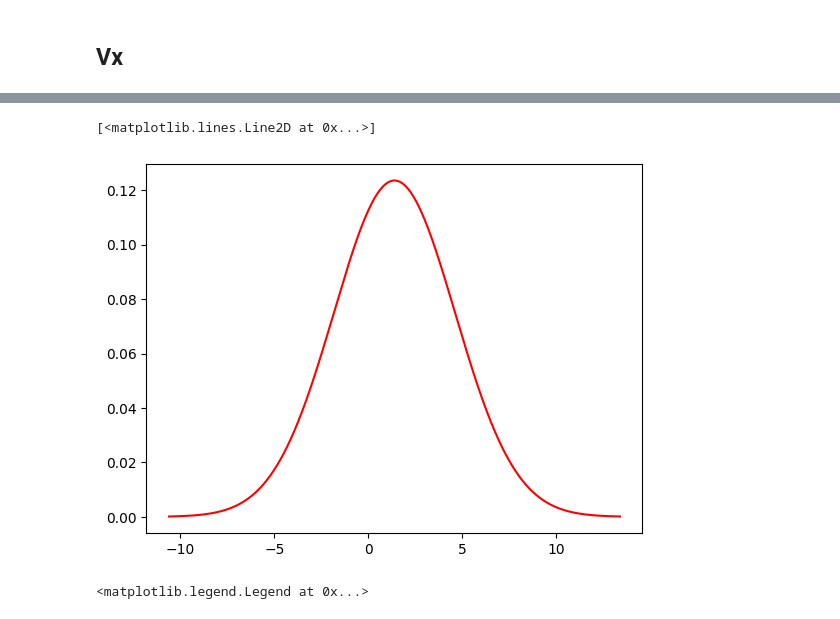
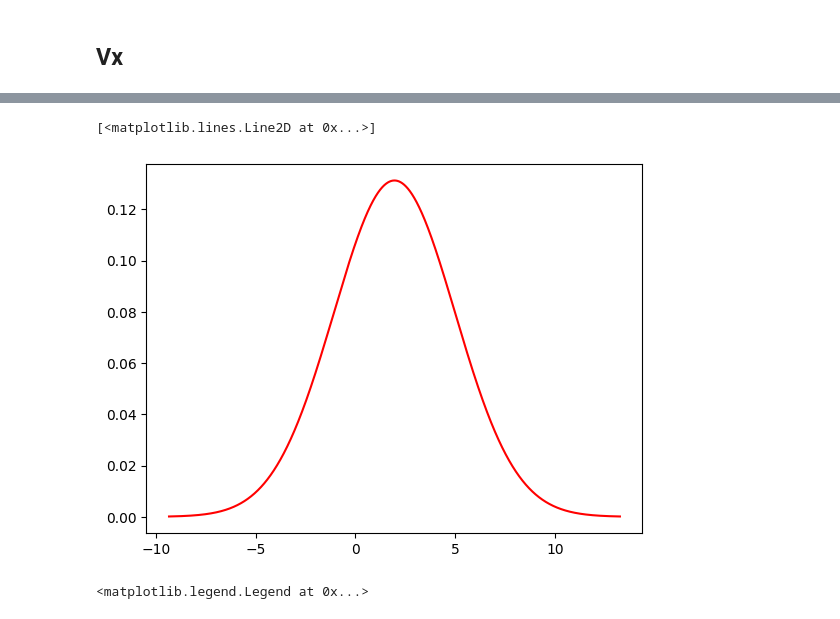
Before and after one commit to mberghouse/DeepTrackStat, a Jupyter notebook: All_stats_testing_experimental.ipynb, the cells around one changed output, grey strips where cells are left out. Drawn from its saved outputs; the diff is of its cells as text; code cells hidden in the pictures.

```diff
--- a/All_stats_testing_experimental.ipynb
+++ b/All_stats_testing_experimental.ipynb
@@ -1692,4 +1843,6 @@ with torch.no_grad():
         outputs.append(out)
         #outputs2.append(out2)
 # %%
-outputs = np.reshape(np.hstack(outputs),[len(outputs)*outputs[0].shape[1]*2  ,])
+newout = np.vstack(outputs)
+outputs = np.mean(newout,0)
+np.mean(outputs)
@@ -1695,0 +1851,16 @@ outputs = np.reshape(np.hstack(outputs),[len(outputs)*outputs[0].shape[1]*2  ,])
+# %%
+max2 = 219.541
+min2 = -49.9241
+slope2 = max2-min2
+int2 = min2
+
+outputs2=[]
+with torch.no_grad():
+    for x in test_dataloader2:
+        out8 = np.sort(model8((x).to(device)).detach().cpu().numpy())*slope2+int2
+
+        outputs2.append(out8)
+# %%
+newout = np.vstack(outputs2)
+outputs2 = np.mean(newout,0)
+np.mean(outputs2)
@@ -1695,0 +1869,10 @@ outputs = np.reshape(np.hstack(outputs),[len(outputs)*outputs[0].shape[1]*2  ,])
+# %%
+if class_num==4:
+    out3 = (outputs)
+elif class_num==3:
+    out3 = (outputs*16+ outputs2)/17
+elif class_num==2:
+    out3 = (outputs*16+ outputs2)/17
+elif class_num==1:
+    out3 = (outputs*16+ outputs2)/17
+out3.shape
@@ -1737,14 +1902,14 @@ array([[-1.43012619e+01, -7.84495163e+00, -6.18952942e+00,
 # %%
 vels=vels[~np.isnan(vels)]
 # %%
-a,b= norm.fit(np.sort(outputs))
+a,b= norm.fit(np.sort(out3))
 g5xtorch= np.linspace(norm.ppf(0.0001, a,b),
                 norm.ppf(0.9999, a,b), 4000)
 g5distr_torch=norm.pdf(g5xtorch, a,b)
 plt.plot(g5xtorch,g5distr_torch,c='r')
 # %% [output]
 [<matplotlib.lines.Line2D at 0x...>]
-[figure, old version]
+[figure, new version]
 # %%
 a,b= norm.fit(np.sort(vels))
 g5xvel= np.linspace(norm.ppf(0.0001, a,b),
```
Also changed, not shown: parts of 61 cells of this notebook, 4 other files.
